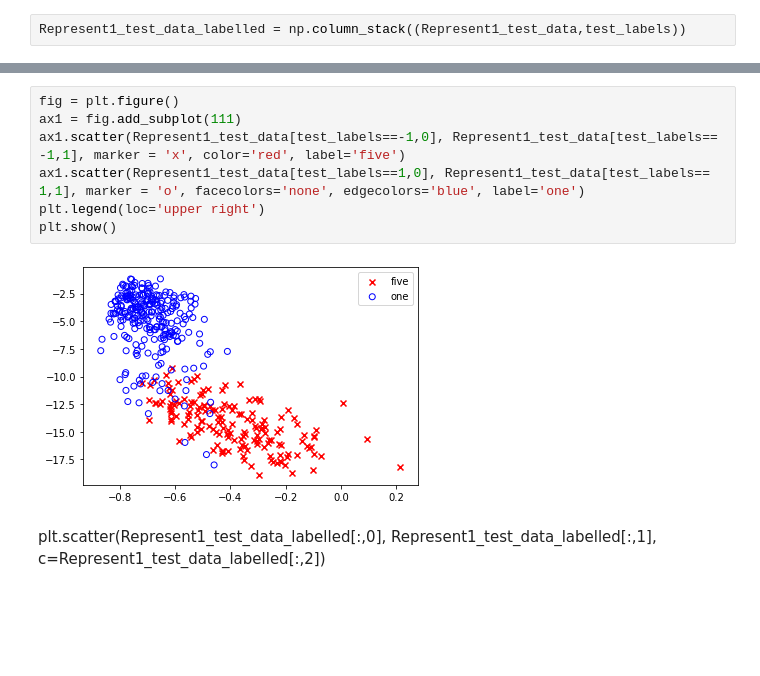
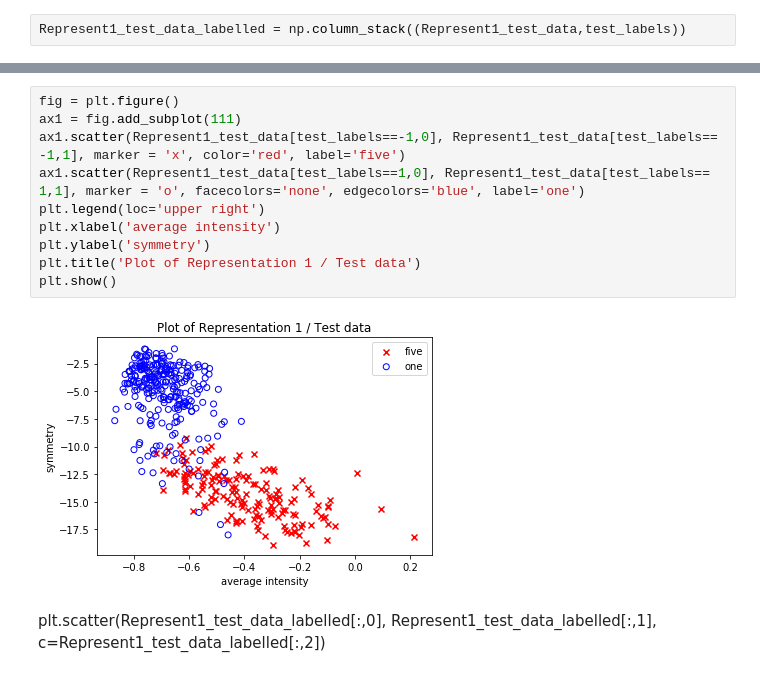
Before and after one commit to yavuzDemir21/Machine-Learning-Digit-Classifier, a Jupyter notebook: SolnTemplate_BES.ipynb, the cells around one changed output, grey strips where cells are left out. Saved outputs shown, nothing was run; the diff lists cells and outputs as text; blank space fills up the shorter version.

```diff
--- a/SolnTemplate_BES.ipynb
+++ b/SolnTemplate_BES.ipynb
@@ -174,12 +166,15 @@ No handles with labels found to put in legend.
 # %%
 fig = plt.figure()
 ax1 = fig.add_subplot(111)
 ax1.scatter(Represent1_test_data[test_labels==-1,0], Represent1_test_data[test_labels== -1,1], marker = 'x', color='red', label='five')
 ax1.scatter(Represent1_test_data[test_labels==1,0], Represent1_test_data[test_labels== 1,1], marker = 'o', facecolors='none', edgecolors='blue', label='one')
 plt.legend(loc='upper right')
+plt.xlabel('average intensity')
+plt.ylabel('symmetry')
+plt.title('Plot of Representation 1 / Test data')
 plt.show()
 # %% [output]
-[figure, old version]
+[figure, new version]
 # %% [markdown]
 plt.scatter(Represent1_test_data_labelled[:,0], Represent1_test_data_labelled[:,1], c=Represent1_test_data_labelled[:,2])
 # %% [markdown]
```
Also changed, not shown: parts of 4 cells of this notebook.
